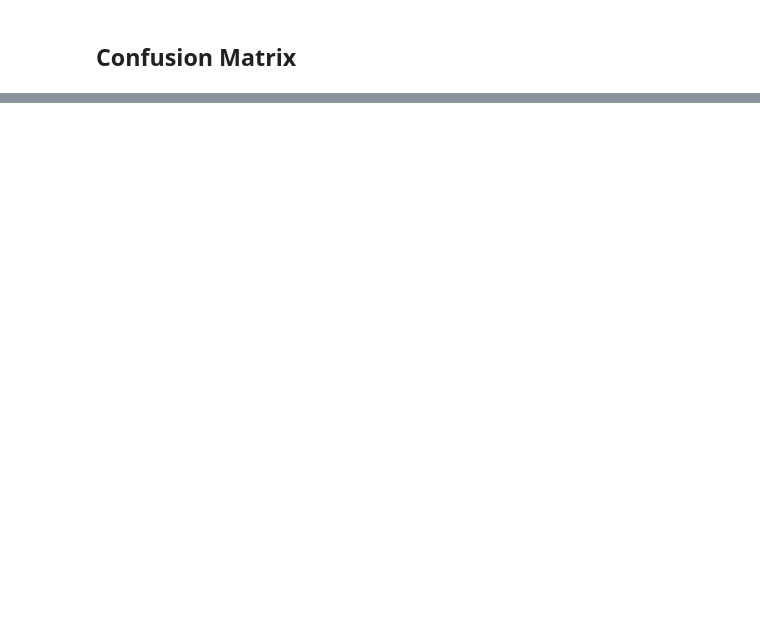
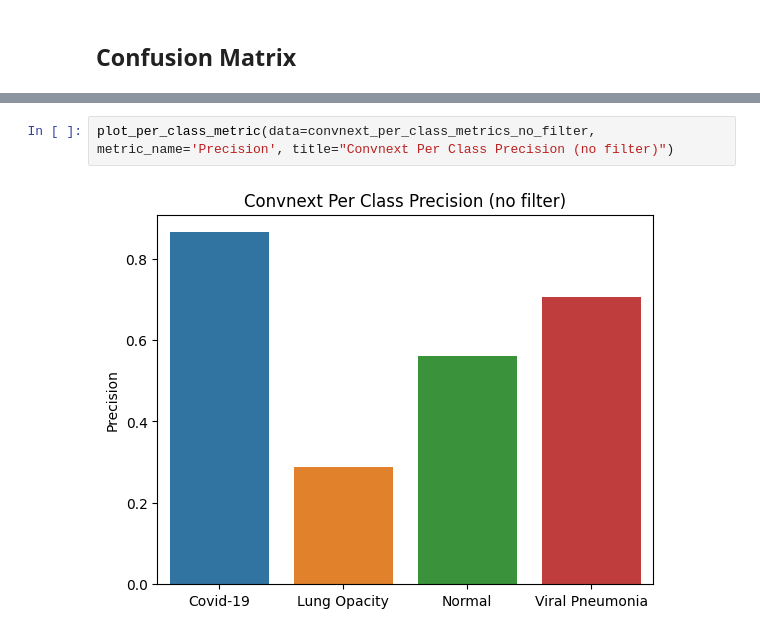
Before and after one commit to Antonio-Tresol/ML_Project_II_Image_classification, a Jupyter notebook: metrics/metrics_analysis.ipynb, the cells around one changed output, grey strips where cells are left out. Cells and saved outputs as stored; diff of their text form; blank space fills up the shorter version.

```diff
--- a/metrics/metrics_analysis.ipynb
+++ b/metrics/metrics_analysis.ipynb
@@ -45,0 +52,4 @@ plot_per_class_metric(data=convnext_per_class_metrics_no_filter, metric_name='Re
+# %%
+plot_per_class_metric(data=convnext_per_class_metrics_no_filter, metric_name='Precision', title="Convnext Per Class Precision (no filter)")
+# %% [output]
+[figure, added]
```
Also changed, not shown: parts of 13 cells of this notebook, 4 other files.
